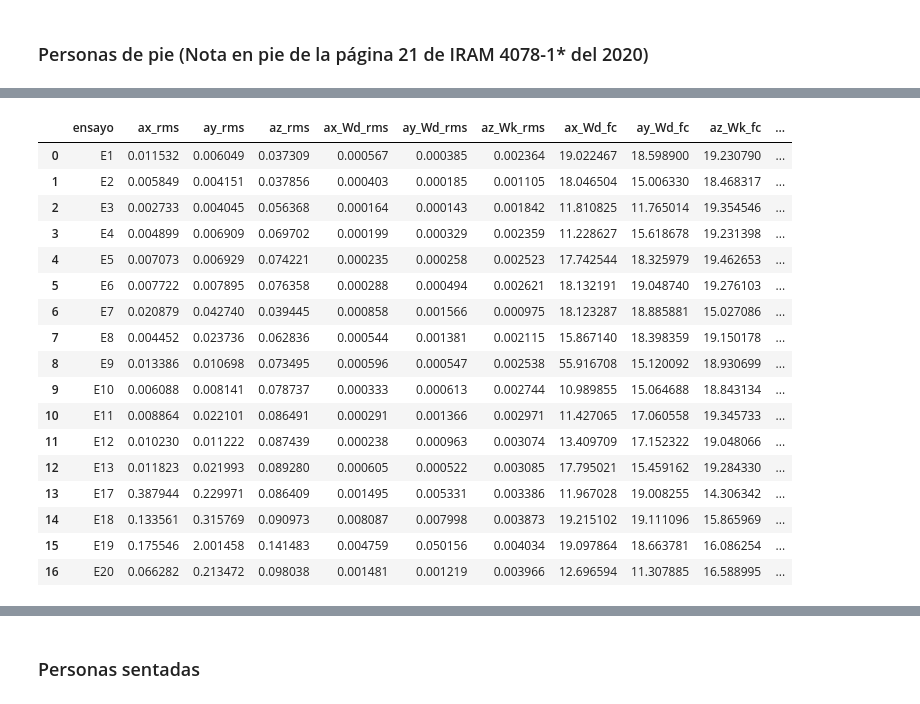
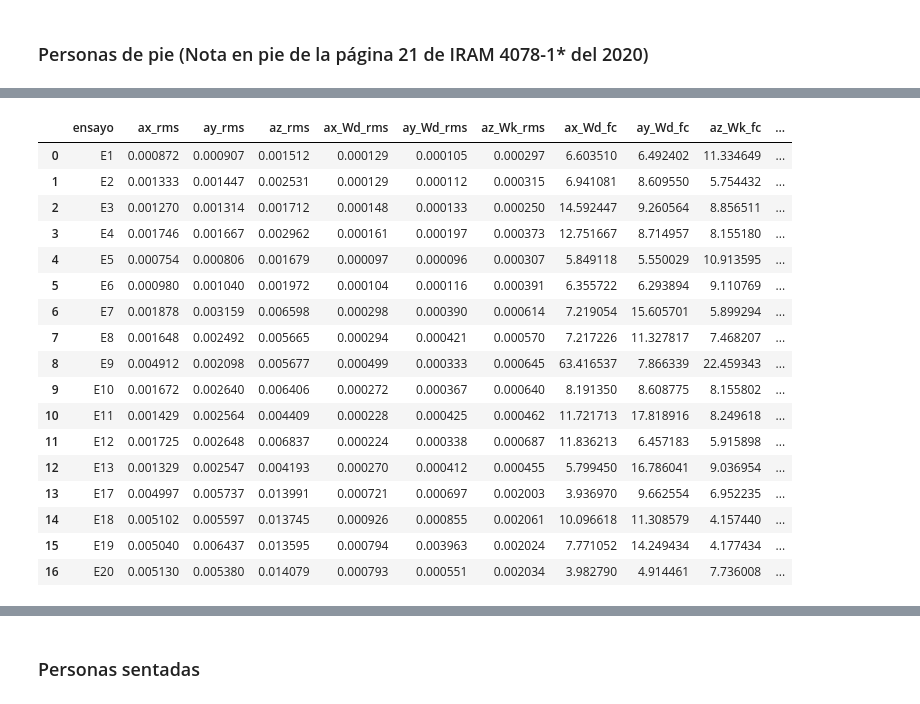
Before and after one commit to carloshernangarrido/frequency_weightening, a Jupyter notebook: proc.ipynb, the cells around one changed output, grey strips where cells are left out. Cells and saved outputs as stored; diff of their text form; code cells hidden in the pictures.

```diff
--- a/proc.ipynb
+++ b/proc.ipynb
@@ -500,57 +534,41 @@ column_names = ['ensayo',
 # %%
-# Ponderaciones según norma IRAM 4078-1* del 2020
-
-# eje x (vibración del suelo): W = Wd, kx=1.4
-# eje y (vibración del suelo): W = Wd, ky=1.4
-# eje z (vibración del suelo): W = Wk, kz=1
-
-kx = 1.4
-ky = 1.4
-kz = 1
-
-def rms(x):
-    return np.sqrt(np.mean(np.square(x)))
-
-def peak(x):
-    return np.max(np.abs(x))
-
-
-a_rms_salud_depie = []
+a_rms_salud_depie_basico = []
 for e in ensayos_de_pie:
-    ax_rms = rms(tests[e]['c0'])
-    ay_rms = rms(tests[e]['c1'])
-    az_rms = rms(tests[e]['c2'])
-    ax_Wd_rms = rms(wd.weigh(tests[e]['c0']))
-    ay_Wd_rms = rms(wd.weigh(tests[e]['c1']))
-    az_Wk_rms = rms(wk.weigh(tests[e]['c2']))
-    ax_Wd_fc = peak(wd.weigh(tests[e]['c0']))/ax_Wd_rms
-    ay_Wd_fc = peak(wd.weigh(tests[e]['c1']))/ay_Wd_rms
-    az_Wk_fc = peak(wk.weigh(tests[e]['c2']))/az_Wk_rms
-    a_W_total = np.sqrt((ax_Wd_rms*kx)**2 + (ay_Wd_rms*ky)**2 + (az_Wk_rms*kz)**2)
-    a_rms_salud_depie.append([e.upper(),
+    ax_rms = rms(tests[e]['a0'])
+    ay_rms = rms(tests[e]['a1'])
+    az_rms = rms(tests[e]['a2'])
+    ax_Wd_rms = rms(wd.weigh(tests[e]['a0']))
+    ay_Wd_rms = rms(wd.weigh(tests[e]['a1']))
+    az_Wk_rms = rms(wk.weigh(tests[e]['a2']))
+    ax_Wd_fc = peak(wd.weigh(tests[e]['a0']))/ax_Wd_rms
+    ay_Wd_fc = peak(wd.weigh(tests[e]['a1']))/ay_Wd_rms
+    az_Wk_fc = peak(wk.weigh(tests[e]['a2']))/az_Wk_rms
+    a_W_rms_total = np.sqrt((ax_Wd_rms*kx)**2 + (ay_Wd_rms*ky)**2 + (az_Wk_rms*kz)**2)
+    a_rms_salud_depie_basico.append([e.upper(),
                               ax_rms, ay_rms, az_rms,
                               ax_Wd_rms, ay_Wd_rms, az_Wk_rms,
                               ax_Wd_fc, ay_Wd_fc, az_Wk_fc,
-                              a_W_total])
+                              a_W_rms_total])
 
-df_a_rms_salud_depie = pd.DataFrame(a_rms_salud_depie, columns=column_names)
-df_a_rms_salud_depie
+df_a_rms_salud_depie_basico = pd.DataFrame(a_rms_salud_depie_basico, columns=column_names)
+df_a_rms_salud_depie_basico.to_excel('a_rms_salud_depie_basico.xlsx')
+df_a_rms_salud_depie_basico
 # %% [output]
 |  | ensayo | ax_rms | ay_rms | az_rms | ax_Wd_rms | ay_Wd_rms | az_Wk_rms | ax_Wd_fc | ay_Wd_fc | az_Wk_fc | ... |
-| 0 | E1 | 0.011532 | 0.006049 | 0.037309 | 0.000567 | 0.000385 | 0.002364 | 19.022467 | 18.598900 | 19.230790 | ... |
-| 1 | E2 | 0.005849 | 0.004151 | 0.037856 | 0.000403 | 0.000185 | 0.001105 | 18.046504 | 15.006330 | 18.468317 | ... |
-| 2 | E3 | 0.002733 | 0.004045 | 0.056368 | 0.000164 | 0.000143 | 0.001842 | 11.810825 | 11.765014 | 19.354546 | ... |
-| 3 | E4 | 0.004899 | 0.006909 | 0.069702 | 0.000199 | 0.000329 | 0.002359 | 11.228627 | 15.618678 | 19.231398 | ... |
-| 4 | E5 | 0.007073 | 0.006929 | 0.074221 | 0.000235 | 0.000258 | 0.002523 | 17.742544 | 18.325979 | 19.462653 | ... |
-| 5 | E6 | 0.007722 | 0.007895 | 0.076358 | 0.000288 | 0.000494 | 0.002621 | 18.132191 | 19.048740 | 19.276103 | ... |
-| 6 | E7 | 0.020879 | 0.042740 | 0.039445 | 0.000858 | 0.001566 | 0.000975 | 18.123287 | 18.885881 | 15.027086 | ... |
-| 7 | E8 | 0.004452 | 0.023736 | 0.062836 | 0.000544 | 0.001381 | 0.002115 | 15.867140 | 18.398359 | 19.150178 | ... |
-| 8 | E9 | 0.013386 | 0.010698 | 0.073495 | 0.000596 | 0.000547 | 0.002538 | 55.916708 | 15.120092 | 18.930699 | ... |
-| 9 | E10 | 0.006088 | 0.008141 | 0.078737 | 0.000333 | 0.000613 | 0.002744 | 10.989855 | 15.064688 | 18.843134 | ... |
-| 10 | E11 | 0.008864 | 0.022101 | 0.086491 | 0.000291 | 0.001366 | 0.002971 | 11.427065 | 17.060558 | 19.345733 | ... |
-| 11 | E12 | 0.010230 | 0.011222 | 0.087439 | 0.000238 | 0.000963 | 0.003074 | 13.409709 | 17.152322 | 19.048066 | ... |
-| 12 | E13 | 0.011823 | 0.021993 | 0.089280 | 0.000605 | 0.000522 | 0.003085 | 17.795021 | 15.459162 | 19.284330 | ... |
-| 13 | E17 | 0.387944 | 0.229971 | 0.086409 | 0.001495 | 0.005331 | 0.003386 | 11.967028 | 19.008255 | 14.306342 | ... |
-| 14 | E18 | 0.133561 | 0.315769 | 0.090973 | 0.008087 | 0.007998 | 0.003873 | 19.215102 | 19.111096 | 15.865969 | ... |
-| 15 | E19 | 0.175546 | 2.001458 | 0.141483 | 0.004759 | 0.050156 | 0.004034 | 19.097864 | 18.663781 | 16.086254 | ... |
-| 16 | E20 | 0.066282 | 0.213472 | 0.098038 | 0.001481 | 0.001219 | 0.003966 | 12.696594 | 11.307885 | 16.588995 | ... |
+| 0 | E1 | 0.000872 | 0.000907 | 0.001512 | 0.000129 | 0.000105 | 0.000297 | 6.603510 | 6.492402 | 11.334649 | ... |
+| 1 | E2 | 0.001333 | 0.001447 | 0.002531 | 0.000129 | 0.000112 | 0.000315 | 6.941081 | 8.609550 | 5.754432 | ... |
+| 2 | E3 | 0.001270 | 0.001314 | 0.001712 | 0.000148 | 0.000133 | 0.000250 | 14.592447 | 9.260564 | 8.856511 | ... |
+| 3 | E4 | 0.001746 | 0.001667 | 0.002962 | 0.000161 | 0.000197 | 0.000373 | 12.751667 | 8.714957 | 8.155180 | ... |
+| 4 | E5 | 0.000754 | 0.000806 | 0.001679 | 0.000097 | 0.000096 | 0.000307 | 5.849118 | 5.550029 | 10.913595 | ... |
+| 5 | E6 | 0.000980 | 0.001040 | 0.001972 | 0.000104 | 0.000116 | 0.000391 | 6.355722 | 6.293894 | 9.110769 | ... |
+| 6 | E7 | 0.001878 | 0.003159 | 0.006598 | 0.000298 | 0.000390 | 0.000614 | 7.219054 | 15.605701 | 5.899294 | ... |
+| 7 | E8 | 0.001648 | 0.002492 | 0.005665 | 0.000294 | 0.000421 | 0.000570 | 7.217226 | 11.327817 | 7.468207 | ... |
+| 8 | E9 | 0.004912 | 0.002098 | 0.005677 | 0.000499 | 0.000333 | 0.000645 | 63.416537 | 7.866339 | 22.459343 | ... |
+| 9 | E10 | 0.001672 | 0.002640 | 0.006406 | 0.000272 | 0.000367 | 0.000640 | 8.191350 | 8.608775 | 8.155802 | ... |
+| 10 | E11 | 0.001429 | 0.002564 | 0.004409 | 0.000228 | 0.000425 | 0.000462 | 11.721713 | 17.818916 | 8.249618 | ... |
+| 11 | E12 | 0.001725 | 0.002648 | 0.006837 | 0.000224 | 0.000338 | 0.000687 | 11.836213 | 6.457183 | 5.915898 | ... |
+| 12 | E13 | 0.001329 | 0.002547 | 0.004193 | 0.000270 | 0.000412 | 0.000455 | 5.799450 | 16.786041 | 9.036954 | ... |
+| 13 | E17 | 0.004997 | 0.005737 | 0.013991 | 0.000721 | 0.000697 | 0.002003 | 3.936970 | 9.662554 | 6.952235 | ... |
+| 14 | E18 | 0.005102 | 0.005597 | 0.013745 | 0.000926 | 0.000855 | 0.002061 | 10.096618 | 11.308579 | 4.157440 | ... |
+| 15 | E19 | 0.005040 | 0.006437 | 0.013595 | 0.000794 | 0.003963 | 0.002024 | 7.771052 | 14.249434 | 4.177434 | ... |
+| 16 | E20 | 0.005130 | 0.005380 | 0.014079 | 0.000793 | 0.000551 | 0.002034 | 3.982790 | 4.914461 | 7.736008 | ... |
```
Also changed, not shown: parts of 27 cells of this notebook.
